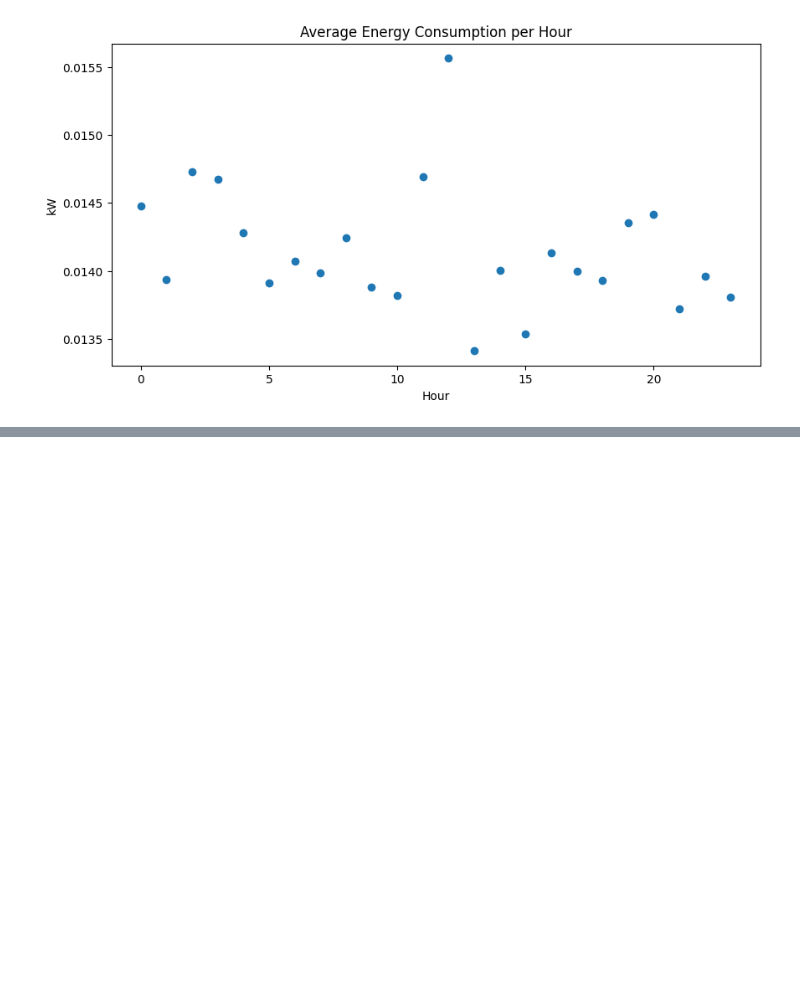
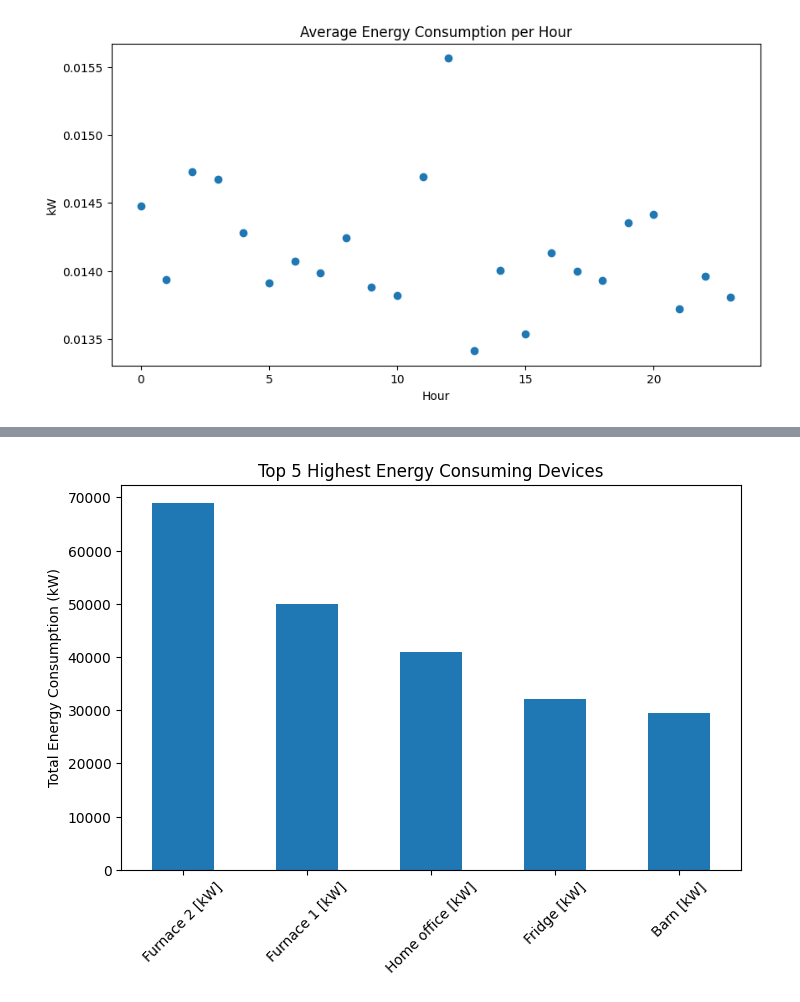
Before and after one commit to mailech/SmartEnergy-Consumption, a Jupyter notebook: Data.ipynb, the cells around one changed output, grey strips where cells are left out. Cells and saved outputs as stored; diff of their text form; code cells hidden in the pictures; blank space fills up the shorter version.

```diff
--- a/Data.ipynb
+++ b/Data.ipynb
@@ -297,0 +376,3 @@ plt.show()
+# %%
+total_consumption = df[device_columns].sum().sort_values(ascending=False)
+print(total_consumption)
@@ -297,0 +395,4 @@ plt.show()
+# %%
+top5 = total_consumption.head(5)
+print("Top 5 Highest Consuming Devices:")
+print(top5)
@@ -297,0 +407,9 @@ plt.show()
+# %%
+import matplotlib.pyplot as plt
+top5.plot(kind='bar', figsize=(8,5))
+plt.title("Top 5 Highest Energy Consuming Devices")
+plt.ylabel("Total Energy Consumption (kW)")
+plt.xticks(rotation=45)
+plt.show()
+# %% [output]
+[figure, added]
```
Also changed, not shown: parts of 9 cells of this notebook, 2 other files.
